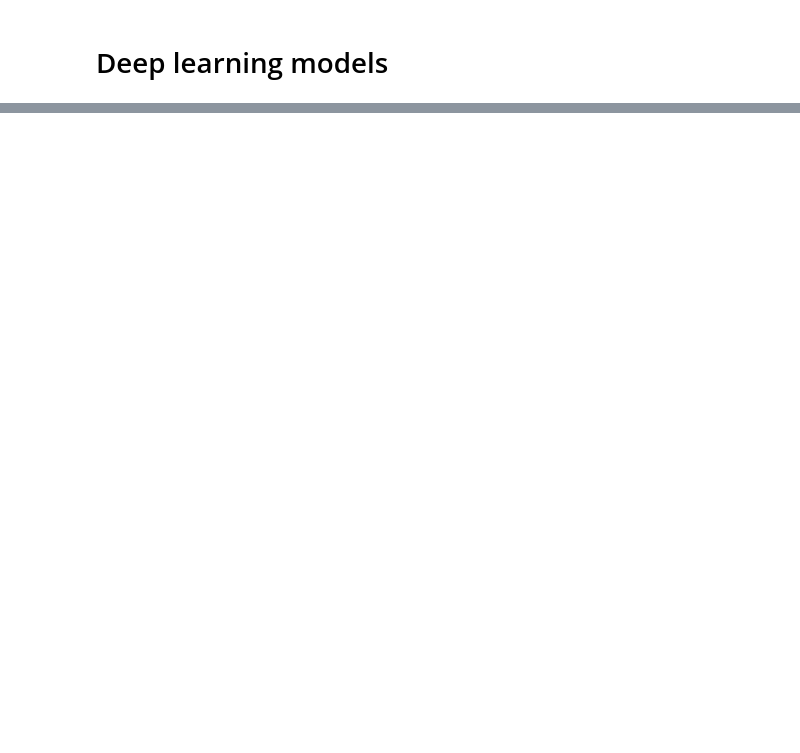
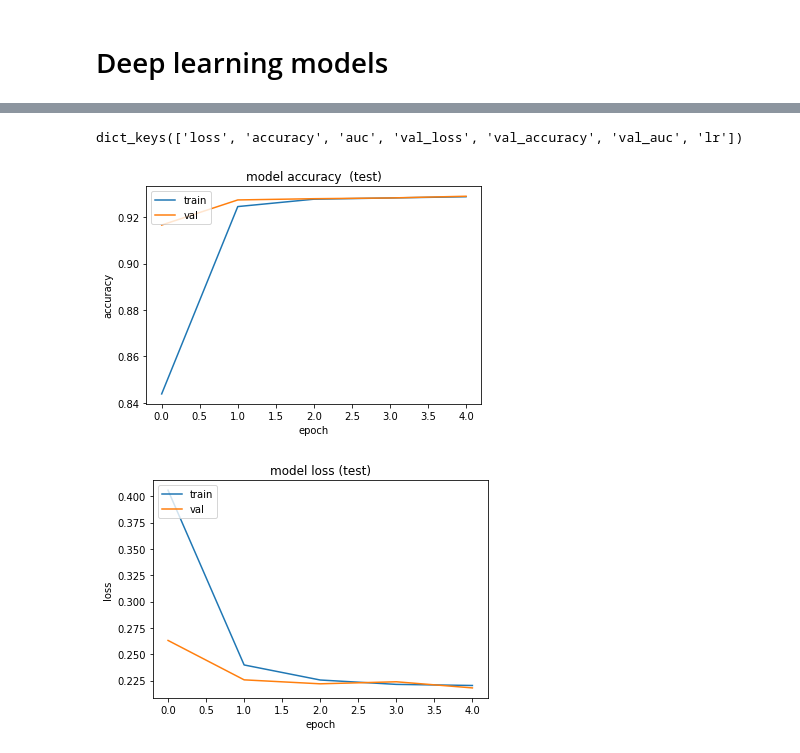
Before and after one commit to ZhipengHe/DS-Att-BiLSTM, a Jupyter notebook: sepsis_experiment.ipynb, the cells around one changed output, grey strips where cells are left out. Cells and saved outputs as stored; diff of their text form; code cells hidden in the pictures; blank space fills up the shorter version.

```diff
--- a/sepsis_experiment.ipynb
+++ b/sepsis_experiment.ipynb
@@ -331,0 +90,14 @@ res_weights =  ku.to_categorical(sorted(index_res.keys()), len(res_index))
+# %%
+with open(f"dataset/metadata.json", "r") as metadata_file:
+    metadata = json.load(metadata_file)
+
+act_word_dict = metadata["act_word_dict"]
+res_word_dict = metadata["res_word_dict"]
+
+max_case_length = int(max(raw_df["k"].values)+1)
+act_vocab_size = int(len(act_word_dict))
+res_vocab_size = int(len(res_word_dict))
+
+train_token_act, train_token_res, train_token_label = prepare_data(log_df_train, act_word_dict, res_word_dict, max_case_length)
+val_token_act, val_token_res, val_token_label = prepare_data(log_df_train, act_word_dict, res_word_dict, max_case_length)
+test_token_act, test_token_res, test_token_label = prepare_data(log_df_train, act_word_dict, res_word_dict, max_case_length)
@@ -332,2 +112,6 @@ res_weights =  ku.to_categorical(sorted(index_res.keys()), len(res_index))
 # %% [markdown]
 # Deep learning models
+# %%
+learning_rate = 0.001
+batch_size = 256
+epochs = 5
@@ -333,0 +154,27 @@ res_weights =  ku.to_categorical(sorted(index_res.keys()), len(res_index))
+# %%
+def print_learning_curves(history1, model_type):
+  # list all data in history
+  print(history1.history.keys())
+  # summarize history for accuracy
+  plt.plot(history1.history['accuracy'])
+  plt.plot(history1.history['val_accuracy'])
+  plt.title('model accuracy  (' + model_type + ')')
+  plt.ylabel('accuracy')
+  plt.xlabel('epoch')
+  plt.legend(['train', 'val'], loc='upper left')
+  plt.show()
+
+  # summarize history for loss
+  plt.plot(history1.history['loss'])
+  plt.plot(history1.history['val_loss'])
+  plt.title('model loss (' + model_type + ')')
+  plt.ylabel('loss')
+  plt.xlabel('epoch')
+  plt.legend(['train', 'val'], loc='upper left')
+  plt.show()
+# %%
+print_learning_curves(histroy, "test")
+# %% [output]
+dict_keys(['loss', 'accuracy', 'auc', 'val_loss', 'val_accuracy', 'val_auc', 'lr'])
+[figure, added]
+[figure, added]
```
Also changed, not shown: parts of 19 cells of this notebook, 13 other files.
